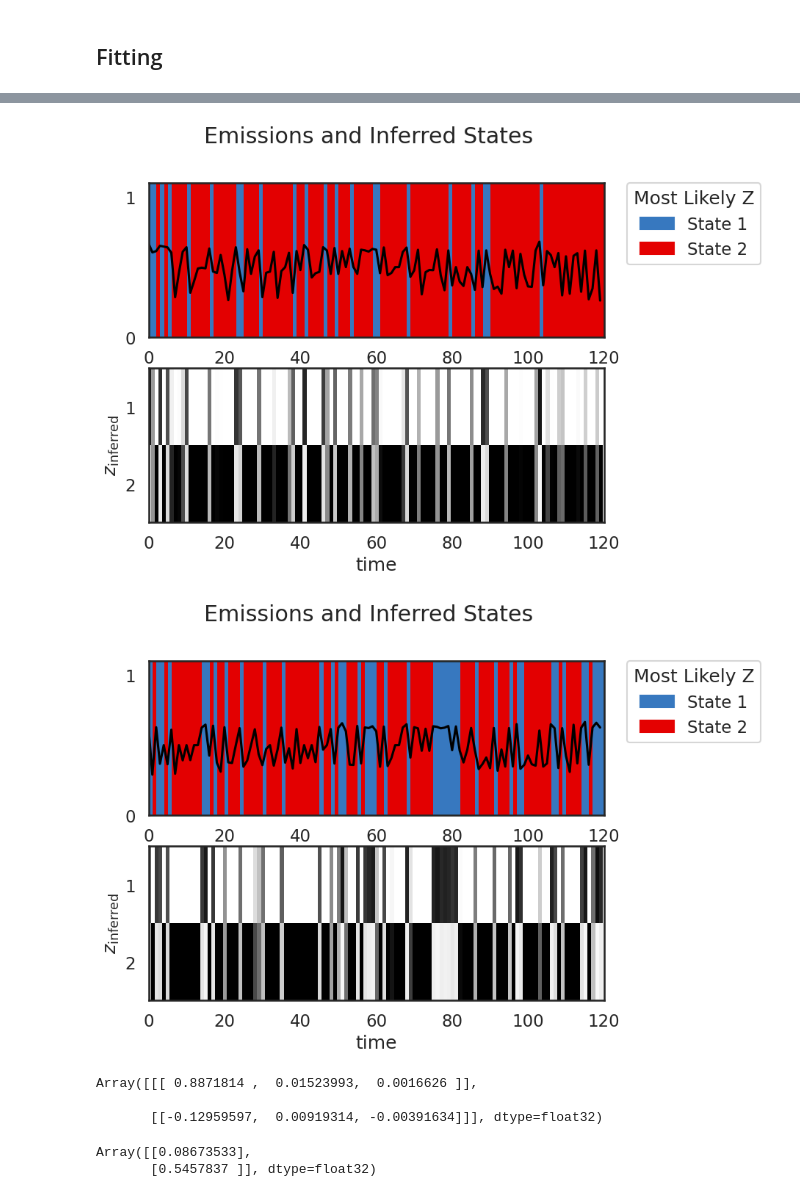
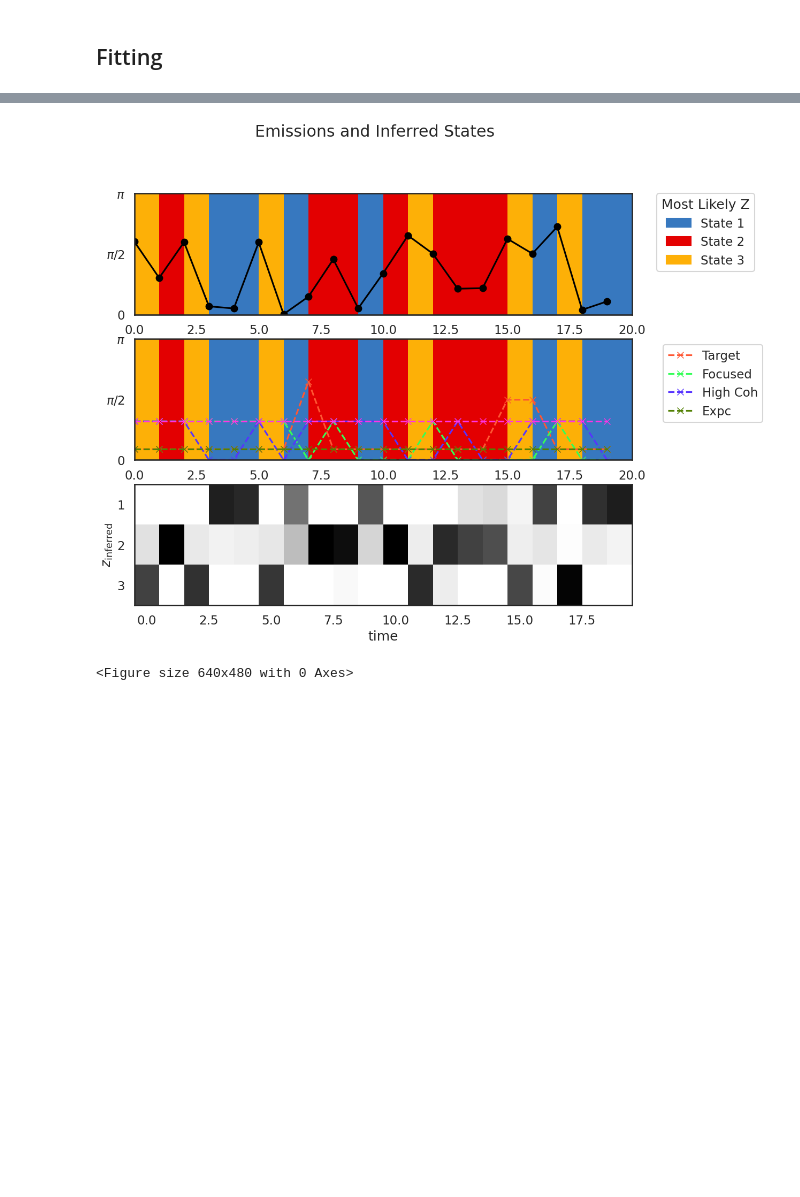
Before and after one commit to NuttidaLab/state_space_analysis, a Jupyter notebook: analysis/model_fitting.ipynb, the cells around one changed output, grey strips where cells are left out. Cells and saved outputs as stored; diff of their text form; code cells hidden in the pictures; blank space fills up the shorter version.

```diff
--- a/analysis/model_fitting.ipynb
+++ b/analysis/model_fitting.ipynb
@@ -143,3 +165,7 @@ train_inputs = jnp.array(train_inputs)
+# %%
+# convert to jax
+train_emissions = jnp.array(train_obs)
+train_inputs = jnp.array(train_design)
 # %% [markdown]
 ## Fitting
 # %%
@@ -149,14 +175,14 @@ def train_arhmm(num_states, emission_dim, input_dim, train_emissions, train_inpu
     params, props = lrhmm.initialize(key=jr.PRNGKey(1), emissions=train_emissions)
 
     # Fit with EM
-    fitted_params, lps = lrhmm.fit_sgd(params, props, train_emissions, num_epochs = 500 , inputs=train_inputs, optimizer=optax.adam(1e-4), shuffle=True, batch_size=1)
+    fitted_params, lps = lrhmm.fit_sgd(params, props, train_emissions, num_epochs = 10000 , inputs=train_inputs, optimizer=optax.adam(1e-4), shuffle=False, batch_size=64)
     # fitted_params, lps = lrhmm.fit_em(params, props, train_emissions, num_iters = 200 , inputs=train_inputs)
 
     return lrhmm, fitted_params, lps
 # %%
 all_models, all_params, all_lps = [], [], []
 
-input_dim = 3
+input_dim = 5
 emission_dim = 1
 
 min_state = 2
@@ -249,8 +308,8 @@ plot_validation(cross_valids=cross_train, show_var=False, max_states=max_state)
 # %%
-def inspect_sample(model_idx, em_idx):
-    most_likely_states = all_models[model_idx].most_likely_states(all_params[model_idx], train_emissions[em_idx], inputs=train_inputs[em_idx])
-    posterior = all_models[model_idx].smoother(all_params[model_idx], train_emissions[em_idx], inputs=train_inputs[em_idx])
-    plot_emissions_and_states(train_emissions[em_idx], most_likely_states, posterior, cmap, colors)
+# def inspect_sample(model_idx, em_idx):
+#     most_likely_states = all_models[model_idx].most_likely_states(all_params[model_idx], train_emissions[em_idx], inputs=train_inputs[em_idx])
+#     posterior = all_models[model_idx].smoother(all_params[model_idx], train_emissions[em_idx], inputs=train_inputs[em_idx])
+#     plot_emissions_and_states(train_emissions[em_idx], most_likely_states, posterior, cmap, colors)
 
 # for i in range(2):
 #     inspect_sample(5-2, i)
@@ -436,11 +444,11 @@ plt.legend(fontsize=15, framealpha=0)
 # %%
 def inspect_sample(model_idx, em_idx):
-    most_likely_states = all_models[model_idx].most_likely_states(all_params[model_idx], train_emissions[em_idx], inputs=train_inputs[em_idx])
-    posterior = all_models[model_idx].smoother(all_params[model_idx], train_emissions[em_idx], inputs=train_inputs[em_idx])
-    plot_emissions_and_states(train_emissions[em_idx], most_likely_states, posterior, cmap, colors)
+    most_likely_states = all_models[model_idx].most_likely_states(all_params[model_idx], test_obs[em_idx], inputs=test_design[em_idx])
+    posterior = all_models[model_idx].smoother(all_params[model_idx], test_obs[em_idx], inputs=test_design[em_idx])
+    plot_emissions_and_states(test_obs[em_idx], test_design[em_idx], most_likely_states, posterior, cmap, colors)
 
-for i in range(2):
+for i in range(1):
     inspect_sample(model_to_check-2, i)
 # %% [output]
-[figure, old version]
+[figure, new version]
-[figure, removed]
+<Figure size 640x480 with 0 Axes>
@@ -449,11 +454,0 @@ from scipy import stats
-# %%
-p_fourth.emissions.weights
-# %% [output]
-Array([[[ 0.8871814 ,  0.01523993,  0.0016626 ]],
-
-       [[-0.12959597,  0.00919314, -0.00391634]]], dtype=float32)
-# %%
-p_fourth.emissions.biases
-# %% [output]
-Array([[0.08673533],
-       [0.5457837 ]], dtype=float32)
```
Also changed, not shown: parts of 37 cells of this notebook, 19 other files.
